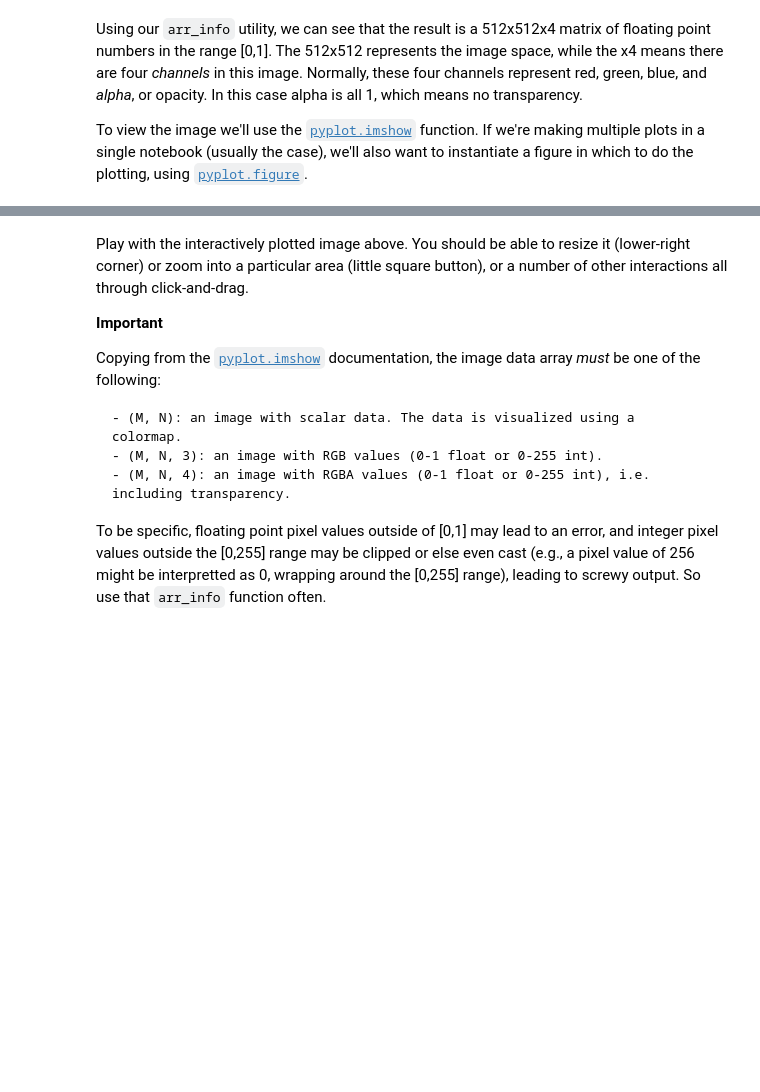
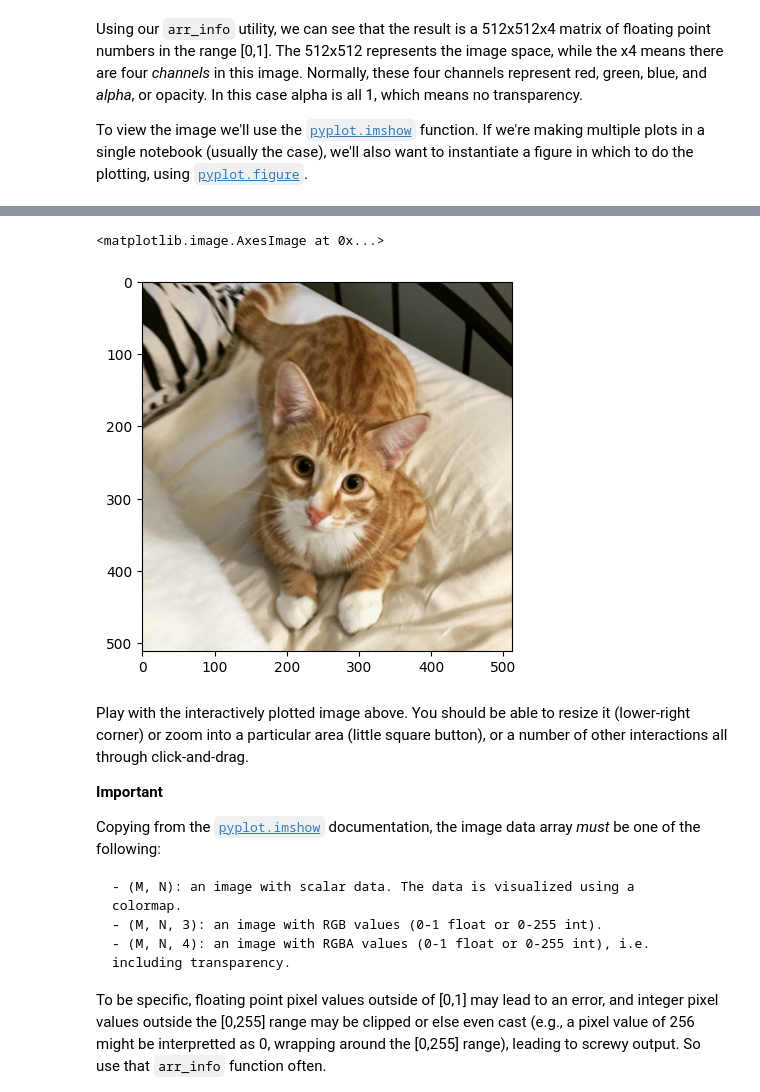
Before and after one commit to knowhow07/imageprocessing, a Jupyter notebook: NumpyAndVisualization/matplotlib_tutorial.ipynb, the cells around one changed output, grey strips where cells are left out. Saved outputs shown, nothing was run; the diff lists cells and outputs as text; code cells hidden in the pictures; blank space fills up the shorter version.

```diff
--- a/NumpyAndVisualization/matplotlib_tutorial.ipynb
+++ b/NumpyAndVisualization/matplotlib_tutorial.ipynb
@@ -78,4 +79,9 @@ plt.show()
 [figure]
+# %%
+plt.imshow(I)
+# %% [output]
+<matplotlib.image.AxesImage at 0x...>
+[figure, added]
 # %% [markdown]
 Play with the interactively plotted image above. You should be able to resize it (lower-right corner) or zoom into a particular area (little square button), or a number of other interactions all through click-and-drag.
 
```
Also changed, not shown: parts of 9 cells of this notebook.
